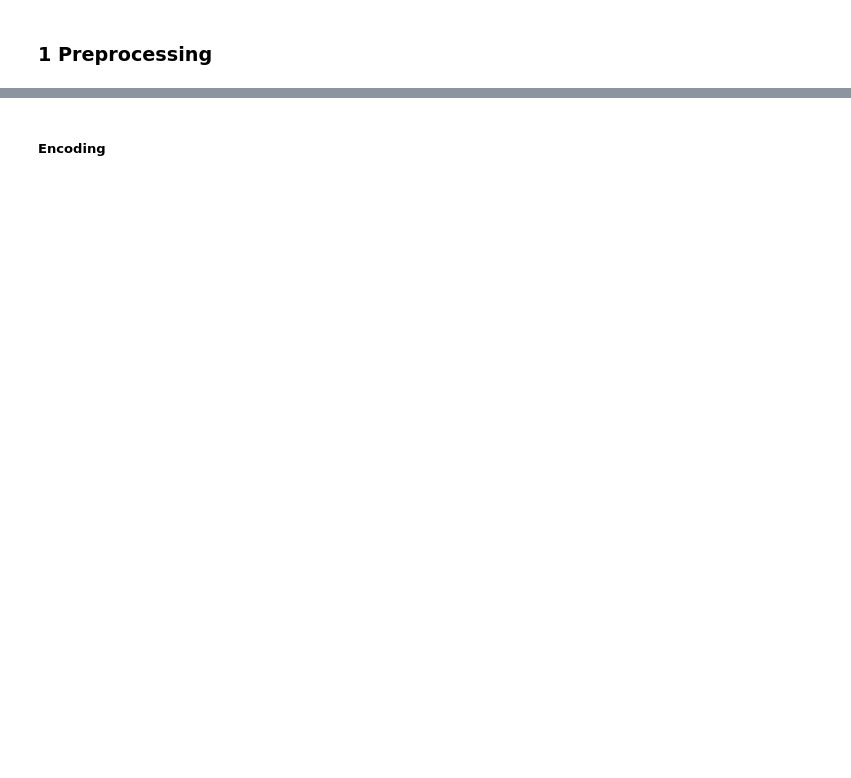
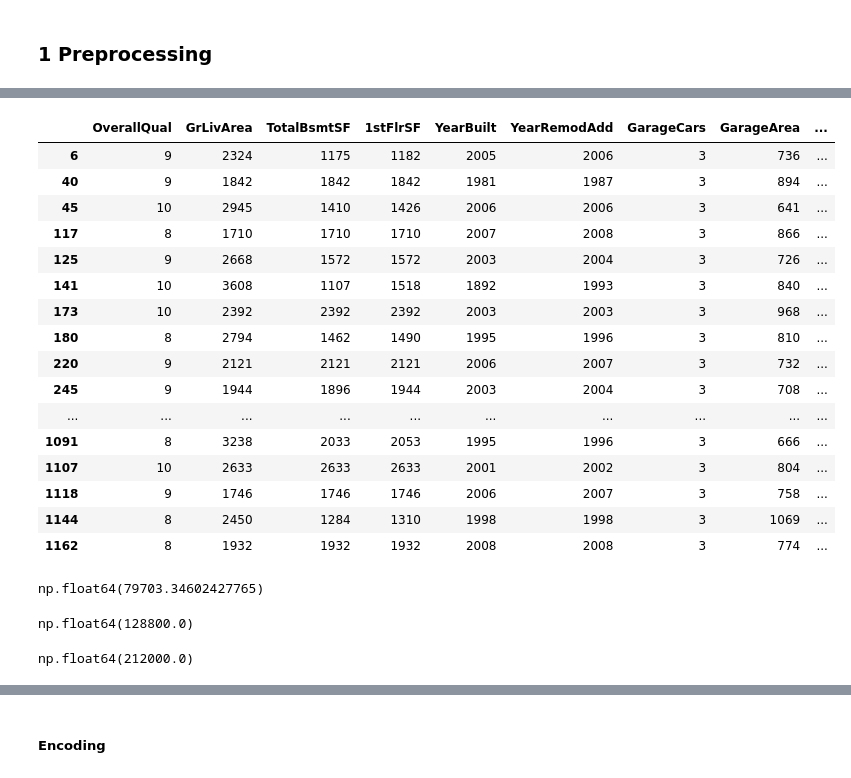
Before and after one commit to Binardino/ML---Real-Estate-Price-Prediction, a Jupyter notebook: notebook.ipynb, the cells around one changed output, grey strips where cells are left out. Drawn from its saved outputs; the diff is of its cells as text; code cells hidden in the pictures; blank space fills up the shorter version.

```diff
--- a/notebook.ipynb
+++ b/notebook.ipynb
@@ -343,0 +275,38 @@ sns.pairplot(df)
+# %%
+#IQR
+potential_outliers_col = ["GrLivArea", "GarageArea", "LotArea", "TotalBsmtSF", "1stFlrSF", "SalePrice"]
+
+def IQR_detection(col):
+    """
+    Compute the IQR-based outlier bounds for a numerical column.
+
+    Uses Tukey's fence method: values outside [Q1 - 1.5*IQR, Q3 + 1.5*IQR]
+    are considered potential outliers.
+
+    Parameters
+    ----------
+    col : pd.Series
+        A numerical column to analyse.
+
+    Returns
+    -------
+    dict with keys: 'IQR', 'lower_bound', 'upper_bound'
+
+    Example
+    -------
+    IQR_detection(df['GrLivArea'])
+    """
+    Q1  = col.quantile(0.25)
+    Q3  = col.quantile(0.75)
+    IQR = Q3 - Q1
+
+    # 1.5 is the standard Tukey multiplier — use 3.0 for "extreme" outliers only
+    return {"IQR"         : IQR,
+            "lower_bound" : Q1 - 1.5 * IQR,
+            "upper_bound" : Q3 + 1.5 * IQR}
+# %%
+IQR_dict = {}
+for col in potential_outliers_col:
+    IQR_dict[col] = IQR_detection(df[col])
+
+IQR_dict
@@ -343,0 +332,33 @@ sns.pairplot(df)
+# %%
+df.loc[(df['SalePrice'] < IQR_dict['SalePrice']['lower_bound']) | (df['SalePrice'] > IQR_dict['SalePrice']['upper_bound'])]
+# %% [output]
+|  | OverallQual | GrLivArea | TotalBsmtSF | 1stFlrSF | YearBuilt | YearRemodAdd | GarageCars | GarageArea | ... |
+| 6 | 9 | 2324 | 1175 | 1182 | 2005 | 2006 | 3 | 736 | ... |
+| 40 | 9 | 1842 | 1842 | 1842 | 1981 | 1987 | 3 | 894 | ... |
+| 45 | 10 | 2945 | 1410 | 1426 | 2006 | 2006 | 3 | 641 | ... |
+| 117 | 8 | 1710 | 1710 | 1710 | 2007 | 2008 | 3 | 866 | ... |
+| 125 | 9 | 2668 | 1572 | 1572 | 2003 | 2004 | 3 | 726 | ... |
+| 141 | 10 | 3608 | 1107 | 1518 | 1892 | 1993 | 3 | 840 | ... |
+| 173 | 10 | 2392 | 2392 | 2392 | 2003 | 2003 | 3 | 968 | ... |
+| 180 | 8 | 2794 | 1462 | 1490 | 1995 | 1996 | 3 | 810 | ... |
+| 220 | 9 | 2121 | 2121 | 2121 | 2006 | 2007 | 3 | 732 | ... |
+| 245 | 9 | 1944 | 1896 | 1944 | 2003 | 2004 | 3 | 708 | ... |
+| ... | ... | ... | ... | ... | ... | ... | ... | ... | ... |
+| 1091 | 8 | 3238 | 2033 | 2053 | 1995 | 1996 | 3 | 666 | ... |
+| 1107 | 10 | 2633 | 2633 | 2633 | 2001 | 2002 | 3 | 804 | ... |
+| 1118 | 9 | 1746 | 1746 | 1746 | 2006 | 2007 | 3 | 758 | ... |
+| 1144 | 8 | 2450 | 1284 | 1310 | 1998 | 1998 | 3 | 1069 | ... |
+| 1162 | 8 | 1932 | 1932 | 1932 | 2008 | 2008 | 3 | 774 | ... |
+# %%
+df['SalePrice'].std()
+# %% [output]
+np.float64(79703.34602427765)
+# %%
+df['SalePrice'].quantile(0.25)
+# %% [output]
+np.float64(128800.0)
+# %%
+
+df['SalePrice'].quantile(0.75)
+# %% [output]
+np.float64(212000.0)
```
Also changed, not shown: parts of 20 cells of this notebook.
